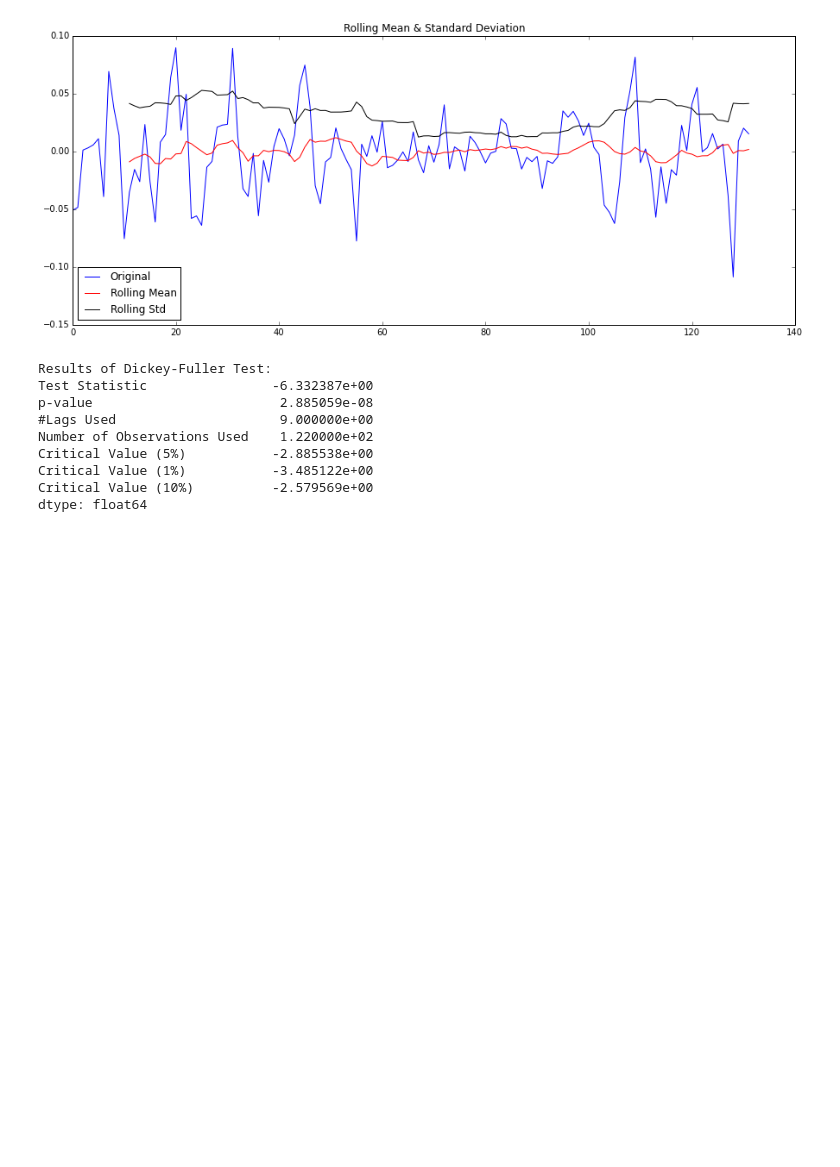
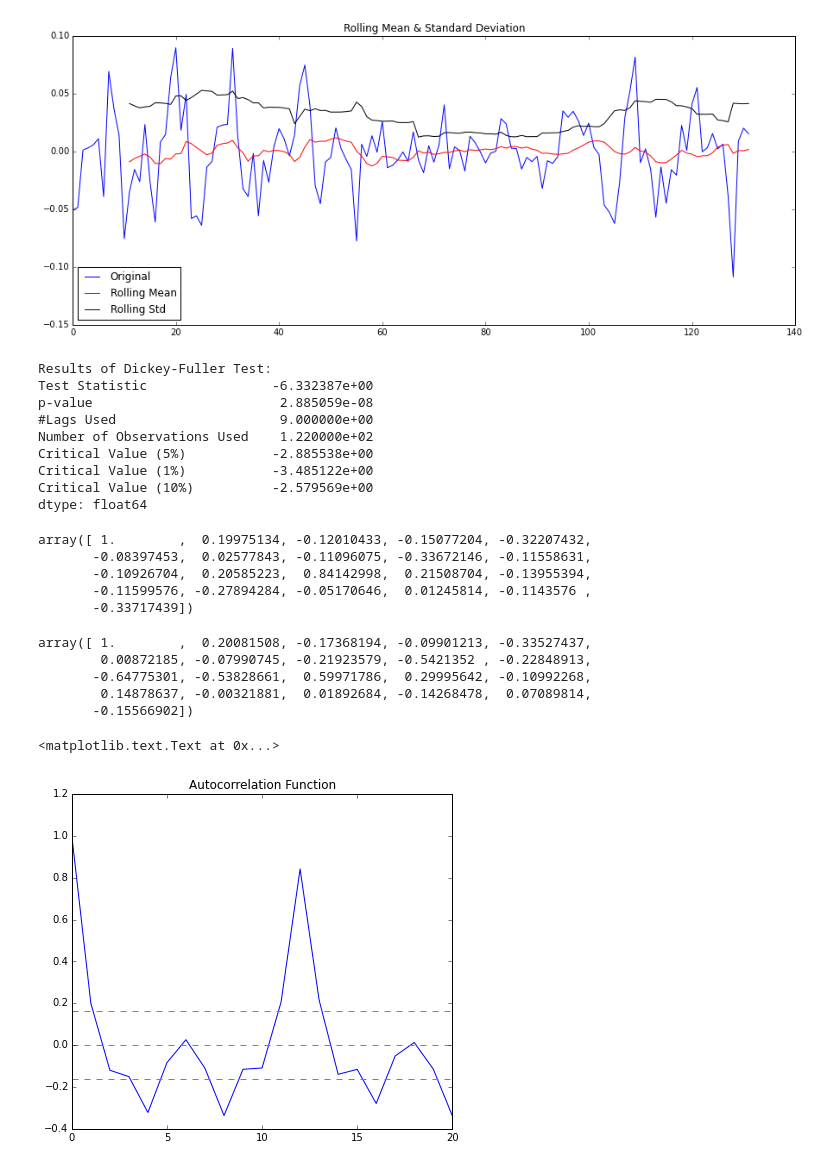
Before and after one commit to shubhanshu-gupta/2015lab1, a Jupyter notebook: TimeSeries_SG.ipynb, the cells around one changed output. Cells and saved outputs as stored; diff of their text form; code cells hidden in the pictures; blank space fills up the shorter version.

```diff
--- a/TimeSeries_SG.ipynb
+++ b/TimeSeries_SG.ipynb
@@ -293,0 +301,10 @@ dtype: float64
+# %%
+lag_acf = acf(ts_log_diff, nlags=20)
+# %%
+lag_acf
+# %% [output]
+array([ 1.        ,  0.19975134, -0.12010433, -0.15077204, -0.32207432,
+       -0.08397453,  0.02577843, -0.11096075, -0.33672146, -0.11558631,
+       -0.10926704,  0.20585223,  0.84142998,  0.21508704, -0.13955394,
+       -0.11599576, -0.27894284, -0.05170646,  0.01245814, -0.1143576 ,
+       -0.33717439])
@@ -293,0 +313,19 @@ dtype: float64
+# %%
+lag_pacf
+# %% [output]
+array([ 1.        ,  0.20081508, -0.17368194, -0.09901213, -0.33527437,
+        0.00872185, -0.07990745, -0.21923579, -0.5421352 , -0.22848913,
+       -0.64775301, -0.53828661,  0.59971786,  0.29995642, -0.10992268,
+        0.14878637, -0.00321881,  0.01892684, -0.14268478,  0.07089814,
+       -0.15566902])
+# %%
+#Plot ACF:
+plt.subplot(121)
+plt.plot(lag_acf)
+plt.axhline(y=0,linestyle='--',color='gray')
+plt.axhline(y=-1.96/np.sqrt(len(ts_log_diff)),linestyle='--',color='gray')
+plt.axhline(y=1.96/np.sqrt(len(ts_log_diff)),linestyle='--',color='gray')
+plt.title('Autocorrelation Function')
+# %% [output]
+<matplotlib.text.Text at 0x...>
+[figure, added]
```
Also changed, not shown: parts of 12 cells of this notebook, 1 other file.
